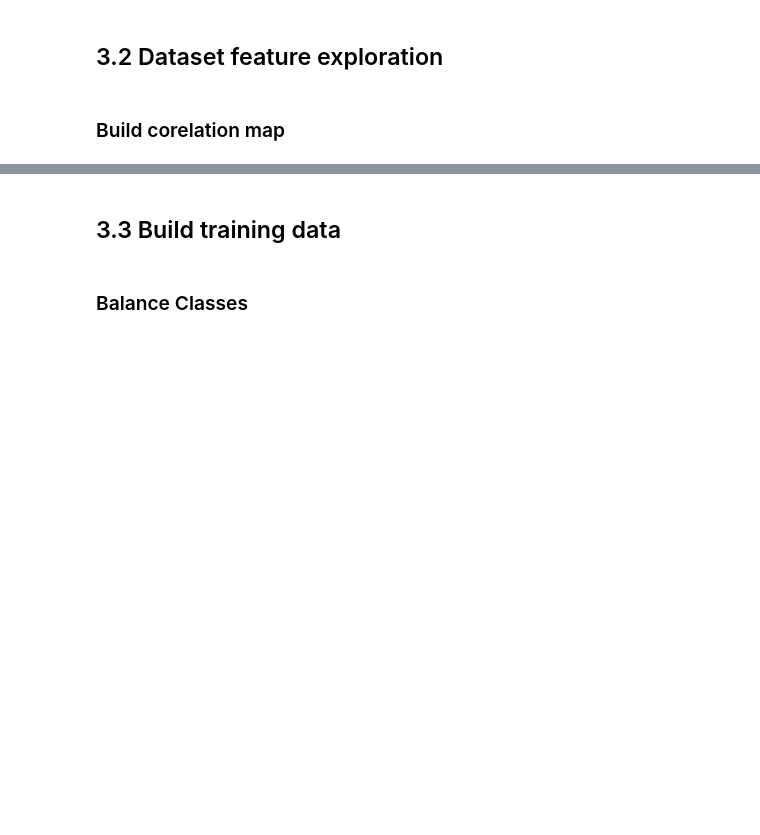
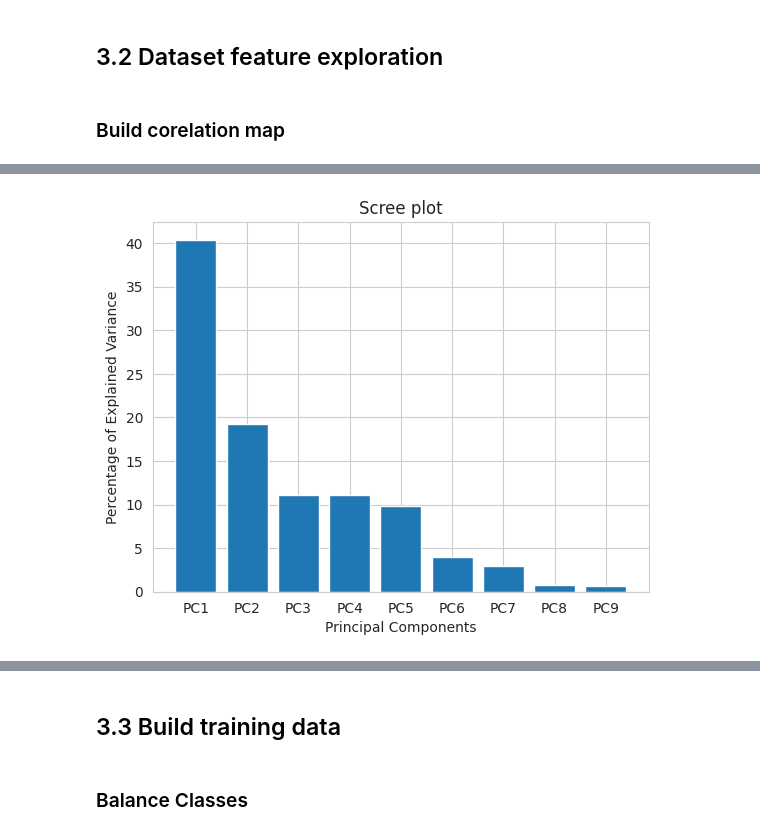
Before and after one commit to AAleksandros/HUA-DIT-Data-mining-project, a Jupyter notebook: data_mining.ipynb, the cells around one changed output, grey strips where cells are left out. Drawn from its saved outputs; the diff is of its cells as text; code cells hidden in the pictures; blank space fills up the shorter version.

```diff
--- a/data_mining.ipynb
+++ b/data_mining.ipynb
@@ -296,0 +451,8 @@ plt.show()
+# %%
+df_reduced = df.drop(['st_prequel', 'st_documentary', 'st_original screenplay', 'st_sequel',
+       'st_based on a true story', 'st_remake', 'st_adaptation', 'gen_sports',
+       'gen_fantasy', 'gen_animation', 'gen_war', 'gen_thriller', 'gen_period',
+       'gen_family', 'gen_action', 'gen_biography', 'gen_mystery',
+       'gen_romance', 'gen_sci-fi', 'gen_documentary', 'gen_crime',
+       'gen_adventure', 'gen_horror', 'gen_western', 'gen_drama', 'gen_comedy',
+       'gen_history', 'gen_musical', 'st_reboot'], axis=1)
@@ -296,0 +462,18 @@ plt.show()
+# %%
+scaled_data = preprocessing.scale(df_reduced)
+# columns = list(df_reduced.columns)
+pca = PCA()
+pca.fit(scaled_data)
+pca_data = pca.transform(scaled_data)
+per_var = np.round(pca.explained_variance_ratio_ * 100, decimals=1)
+labels = [f'PC{x}' for x in range(1, len(per_var)+1)]
+
+# plt.figure(figsize=(20, 6))
+plt.bar(x=range(1, len(per_var)+1), height=per_var, tick_label=labels)
+plt.ylabel('Percentage of Explained Variance')
+plt.xlabel('Principal Components')
+plt.title('Scree plot')
+
+plt.show()
+# %% [output]
+[figure, added]
```
Also changed, not shown: parts of 36 cells of this notebook.
